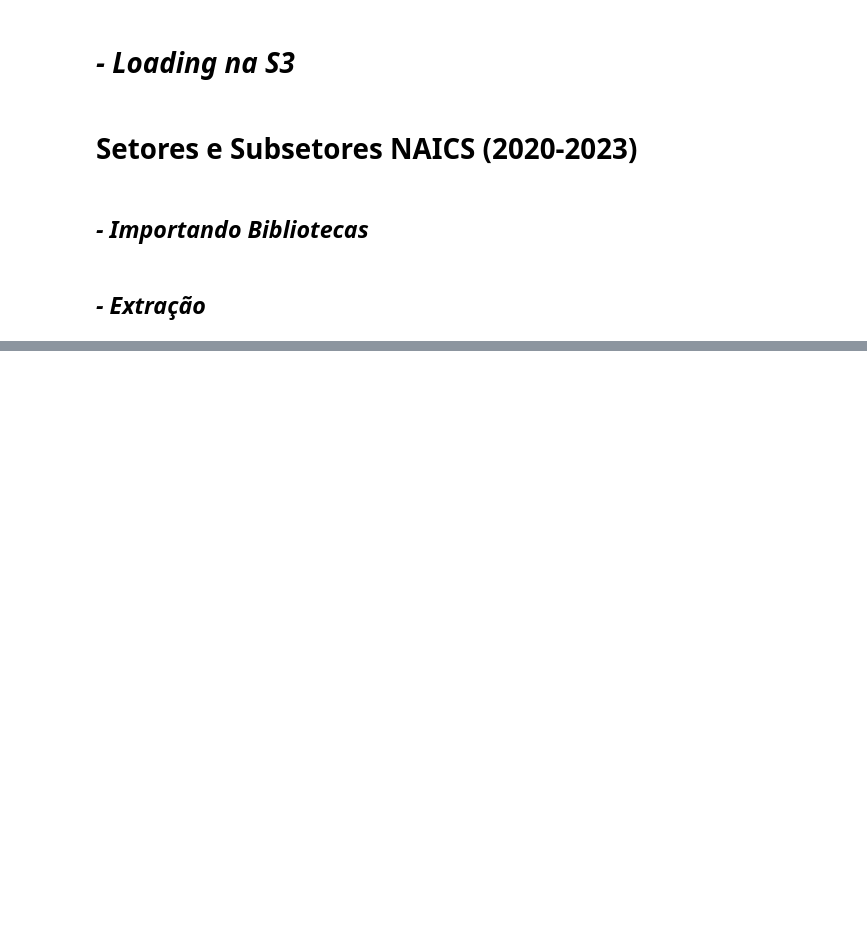
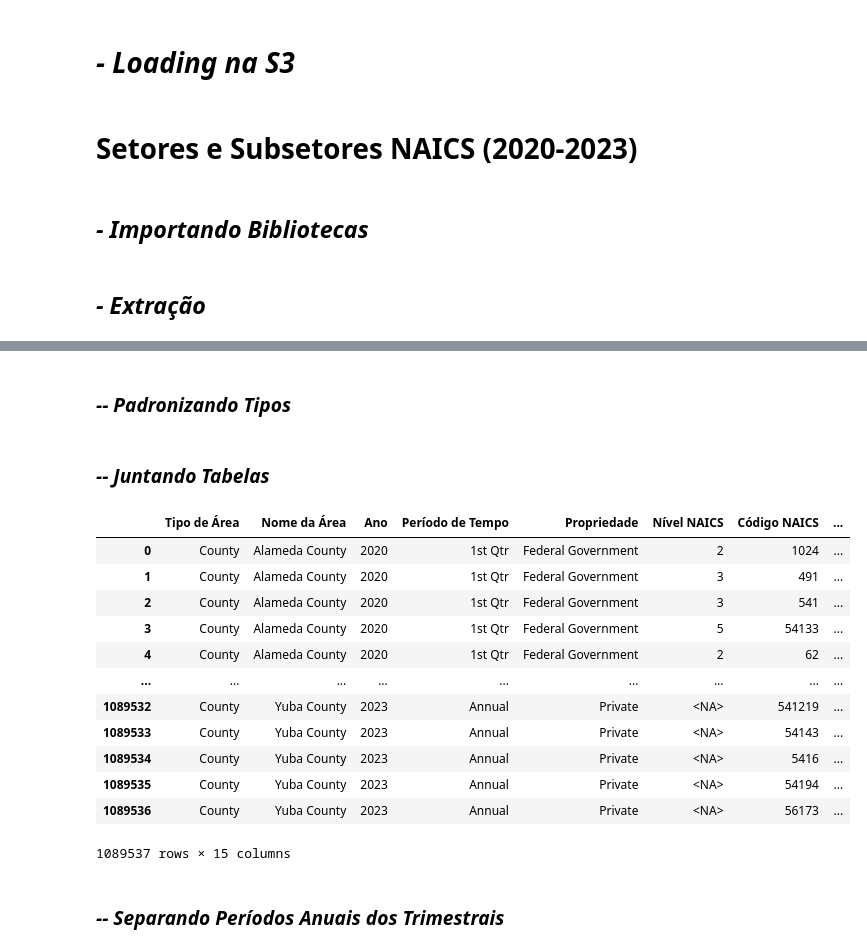
Before and after one commit to JuanVargas2004/Consuelo-Projeto-Final, a Jupyter notebook: tratando_arquivo.ipynb, the cells around one changed output, grey strips where cells are left out. Drawn from its saved outputs; the diff is of its cells as text; code cells hidden in the pictures; blank space fills up the shorter version.

Commit message:
Transformando Dados

```diff
--- a/tratando_arquivo.ipynb
+++ b/tratando_arquivo.ipynb
@@ -191,0 +196,3 @@ wget.download(url, "Dados/Landing/qcew2023.csv")
+# %%
+df2022 = pd.read_csv("Dados/Landing/qcew2020-2022.csv")
+df2023 = pd.read_csv("Dados/Landing/qcew2023.csv")
@@ -191,0 +201,22 @@ wget.download(url, "Dados/Landing/qcew2023.csv")
+# %%
+colunas_traduzidas = {
+    'Area Type': 'Tipo de Área',
+    'Area Name': 'Nome da Área',
+    'Year': 'Ano',
+    'Time Period': 'Período de Tempo',
+    'Ownership': 'Propriedade',
+    'NAICS Level': 'Nível NAICS',
+    'NAICS Code': 'Código NAICS',
+    'Industry Name': 'Nome da Indústria',
+    'Establishments': 'Estabelecimentos',
+    'Average Monthly Employment': 'Emprego Médio Mensal',
+    '1st Month Emp': 'Emprego no 1º Mês',
+    '2nd Month Emp': 'Emprego no 2º Mês',
+    '3rd Month Emp': 'Emprego no 3º Mês',
+    'Total Wages (All Workers)': 'Salários Totais (Todos os Trabalhadores)',
+    'Average Weekly Wages': 'Salário Médio Semanal'
+}
+
+
+df2022.rename(columns=colunas_traduzidas, inplace = True)
+df2023.rename(columns=colunas_traduzidas, inplace = True)
@@ -191,0 +241,37 @@ wget.download(url, "Dados/Landing/qcew2023.csv")
+# %% [markdown]
+### *-- Padronizando Tipos*
+# %%
+#Primeiro transformando para inteiro para tirar o ponto flutuante
+df2023['Nível NAICS'] = df2023['Nível NAICS'].astype(pd.Int64Dtype())
+df2022['Nível NAICS'] = df2022['Nível NAICS'].astype(pd.Int64Dtype())
+
+#Transformando para string
+df2023['Nível NAICS'] = df2023['Nível NAICS'].astype(pd.StringDtype())
+df2022['Código NAICS'] = df2022['Código NAICS'].astype(pd.StringDtype())
+
+
+#Transformando Salário Médio em float
+df2023['Salário Médio Semanal'] = df2023['Salário Médio Semanal'].astype(float)
+df2022['Salário Médio Semanal'] = df2022['Salário Médio Semanal'].astype(float)
+# %% [markdown]
+### *-- Juntando Tabelas*
+# %%
+df = pd.concat([df2022, df2023], ignore_index=True)
+# %%
+display(df)
+# %% [output]
+|  | Tipo de Área | Nome da Área | Ano | Período de Tempo | Propriedade | Nível NAICS | Código NAICS | ... |
+| 0 | County | Alameda County | 2020 | 1st Qtr | Federal Government | 2 | 1024 | ... |
+| 1 | County | Alameda County | 2020 | 1st Qtr | Federal Government | 3 | 491 | ... |
+| 2 | County | Alameda County | 2020 | 1st Qtr | Federal Government | 3 | 541 | ... |
+| 3 | County | Alameda County | 2020 | 1st Qtr | Federal Government | 5 | 54133 | ... |
+| 4 | County | Alameda County | 2020 | 1st Qtr | Federal Government | 2 | 62 | ... |
+| ... | ... | ... | ... | ... | ... | ... | ... | ... |
+| 1089532 | County | Yuba County | 2023 | Annual | Private | <NA> | 541219 | ... |
+| 1089533 | County | Yuba County | 2023 | Annual | Private | <NA> | 54143 | ... |
+| 1089534 | County | Yuba County | 2023 | Annual | Private | <NA> | 5416 | ... |
+| 1089535 | County | Yuba County | 2023 | Annual | Private | <NA> | 54194 | ... |
+| 1089536 | County | Yuba County | 2023 | Annual | Private | <NA> | 56173 | ... |
+1089537 rows × 15 columns
+# %% [markdown]
+### *-- Separando Períodos Anuais dos Trimestrais*
```
Also changed, not shown: parts of 10 cells of this notebook, 1 other file.
